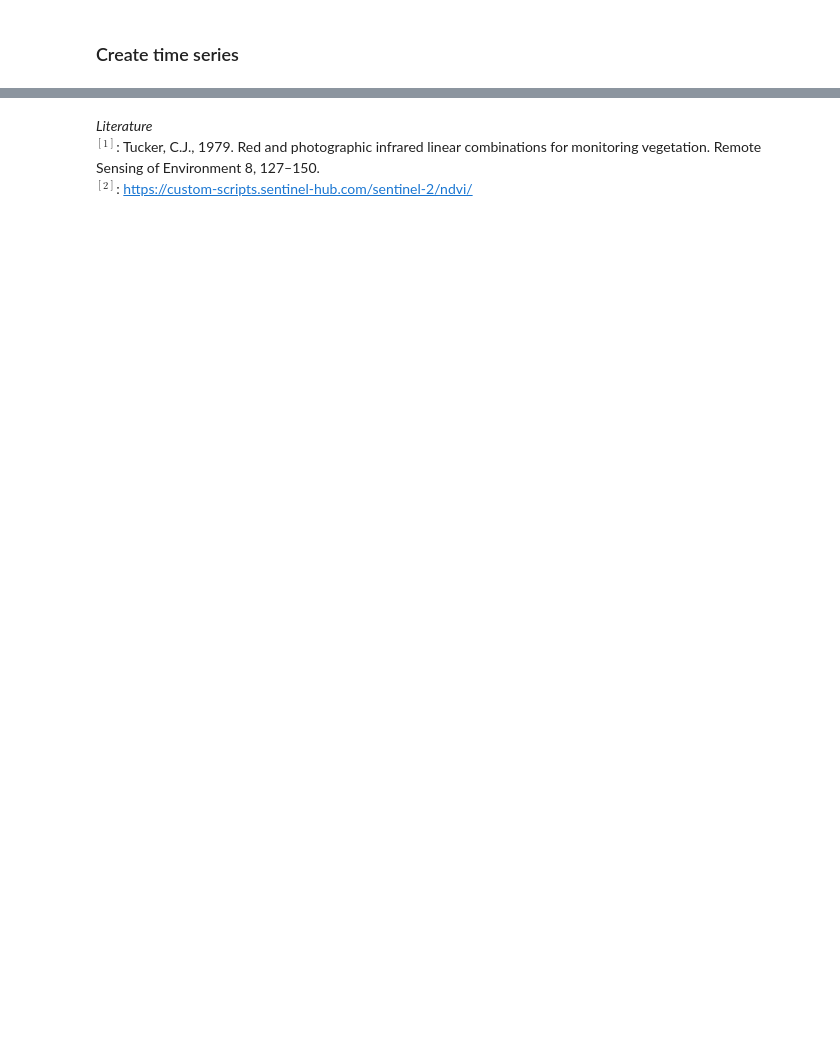
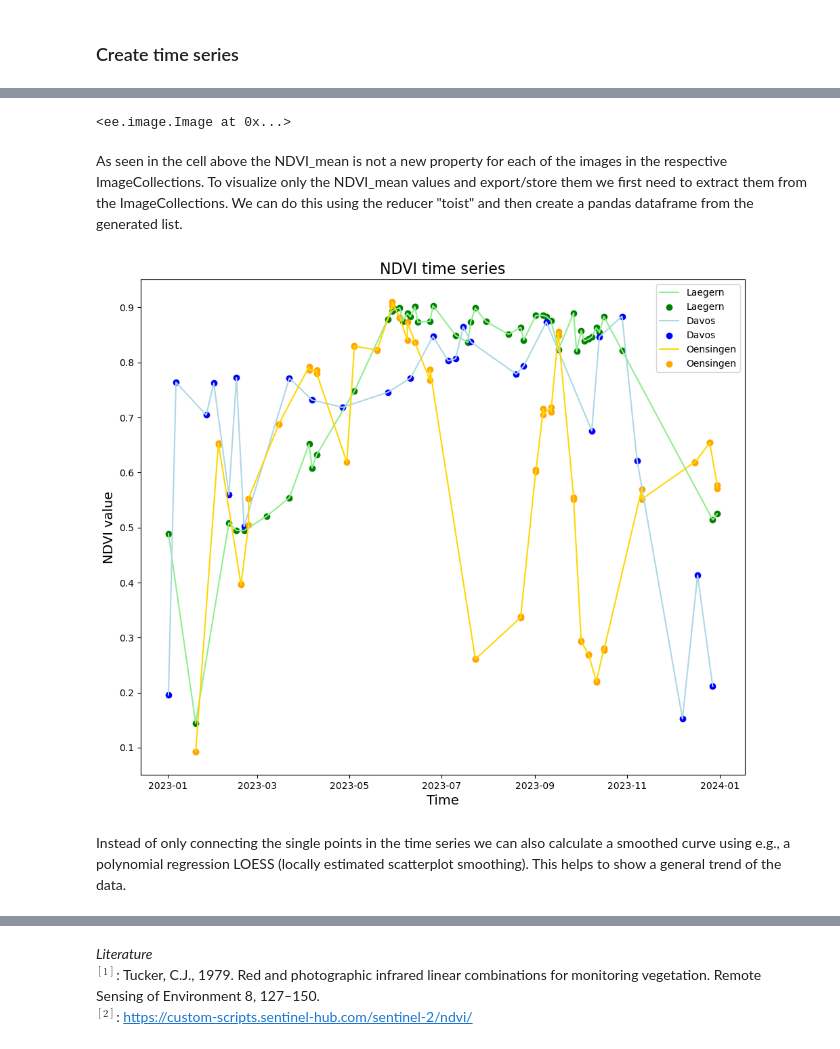
Before and after one commit to uzh-eoas/EOTutorials, a Jupyter notebook: Demo_Sentinel2_timeseries_GEE.ipynb, the cells around one changed output, grey strips where cells are left out. Cells and saved outputs as stored; diff of their text form; code cells hidden in the pictures; blank space fills up the shorter version.

Commit message:
GEE time series demo finished v1

```diff
--- a/Demo_Sentinel2_timeseries_GEE.ipynb
+++ b/Demo_Sentinel2_timeseries_GEE.ipynb
@@ -223,6 +229,6 @@ Printing the 'valPixels' property for the first 15 images:
 # %%
 # Filter images from the Collection where the pixel number is higher than a threshold
-db_S2_cf_filtered = db_S2_cf.filter(ee.Filter.gt('valPixels', 2)) # Laegern threshold of 2 pixels
-ec_S2_cf_filtered = ec_S2_cf.filter(ee.Filter.gt('valPixels', 2)) # Davos threshold of 2 pixels
-agr_S2_cf_filtered = agr_S2_cf.filter(ee.Filter.gt('valPixels', 1)) # Oensingen threshold of 1 pixel
+db_S2_cf_filtered = db_S2_cf.filter(ee.Filter.gt('valPixels', 2))
+ec_S2_cf_filtered = ec_S2_cf.filter(ee.Filter.gt('valPixels', 2))
+agr_S2_cf_filtered = agr_S2_cf.filter(ee.Filter.gt('valPixels', 2))
 # %% [markdown]
@@ -263,0 +321,49 @@ agr_S2_ndvi = agr_S2_cf_filtered.map(calcNDVI)
+# %%
+# Map the NDVI mean-reducer function to each image in the respective ImageCollections
+db_time_series = db_S2_ndvi.map(lambda image: meanNDVI(image, aoi_db))
+ec_time_series = ec_S2_ndvi.map(lambda image: meanNDVI(image, aoi_ec))
+agr_time_series = agr_S2_ndvi.map(lambda image: meanNDVI(image, aoi_agr))
+# %%
+# The NDVI_mean is now visible in the properties tab of the image
+db_time_series.first()
+# %% [output]
+<ee.image.Image at 0x...>
+# %% [markdown]
+As seen in the cell above the NDVI_mean is not a new property for each of the images in the respective ImageCollections. To visualize only the NDVI_mean values and export/store them we first need to extract them from the ImageCollections. We can do this using the reducer "toist" and then create a pandas dataframe from the generated list.
+# %%
+# Create a function to extract the NDVI_mean values from the ImageCollections and store them in a list and create a pandas data frame from the data in the list.
+def DataToList(ImageCollection):
+    data_list = ImageCollection.reduceColumns(
+    reducer=ee.Reducer.toList(2),                                               # define how many variables we want to extract
+    selectors=['system:time_start', 'NDVI_mean']).get('list').getInfo()         # select the variables we want to extract from the Images in the ImageCollection
+    df = pd.DataFrame(data_list, columns=['system:time_start', 'NDVI_mean'])    # store the data in a pandas data frame
+    df['system:time_start'] = pd.to_datetime(df['system:time_start'], unit='ms')# convert the time info to datetime for further analysis
+
+    return df
+# %%
+# Generate a data frame for each of the ImageCollections
+df_db = DataToList(db_time_series)
+df_ec = DataToList(ec_time_series)
+df_agr = DataToList(agr_time_series)
+
+# Check how the df looks
+#df_ec
+# %%
+# Visualize the NDVI time series as scatterplot (and connect the points)
+
+fig = plt.figure(figsize=(11.5, 9.5))
+plt.plot(df_db['system:time_start'], df_db['NDVI_mean'], color='lightgreen', label='Laegern')
+plt.scatter(df_db['system:time_start'], df_db['NDVI_mean'], color='green', label='Laegern')
+plt.plot(df_ec['system:time_start'], df_ec['NDVI_mean'], color='lightblue', label='Davos')
+plt.scatter(df_ec['system:time_start'], df_ec['NDVI_mean'], color='blue', label='Davos')
+plt.plot(df_agr['system:time_start'], df_agr['NDVI_mean'], color='gold', label='Oensingen')
+plt.scatter(df_agr['system:time_start'], df_agr['NDVI_mean'], color='orange', label='Oensingen')
+plt.title('NDVI time series', fontsize=16)
+plt.xlabel('Time', fontsize=14)
+plt.ylabel('NDVI value', fontsize=14)
+plt.legend()
+plt.show()
+# %% [output]
+[figure, added]
+# %% [markdown]
+Instead of only connecting the single points in the time series we can also calculate a smoothed curve using e.g., a polynomial regression LOESS (locally estimated scatterplot smoothing). This helps to show a general trend of the data.
```
Also changed, not shown: parts of 20 cells of this notebook.
